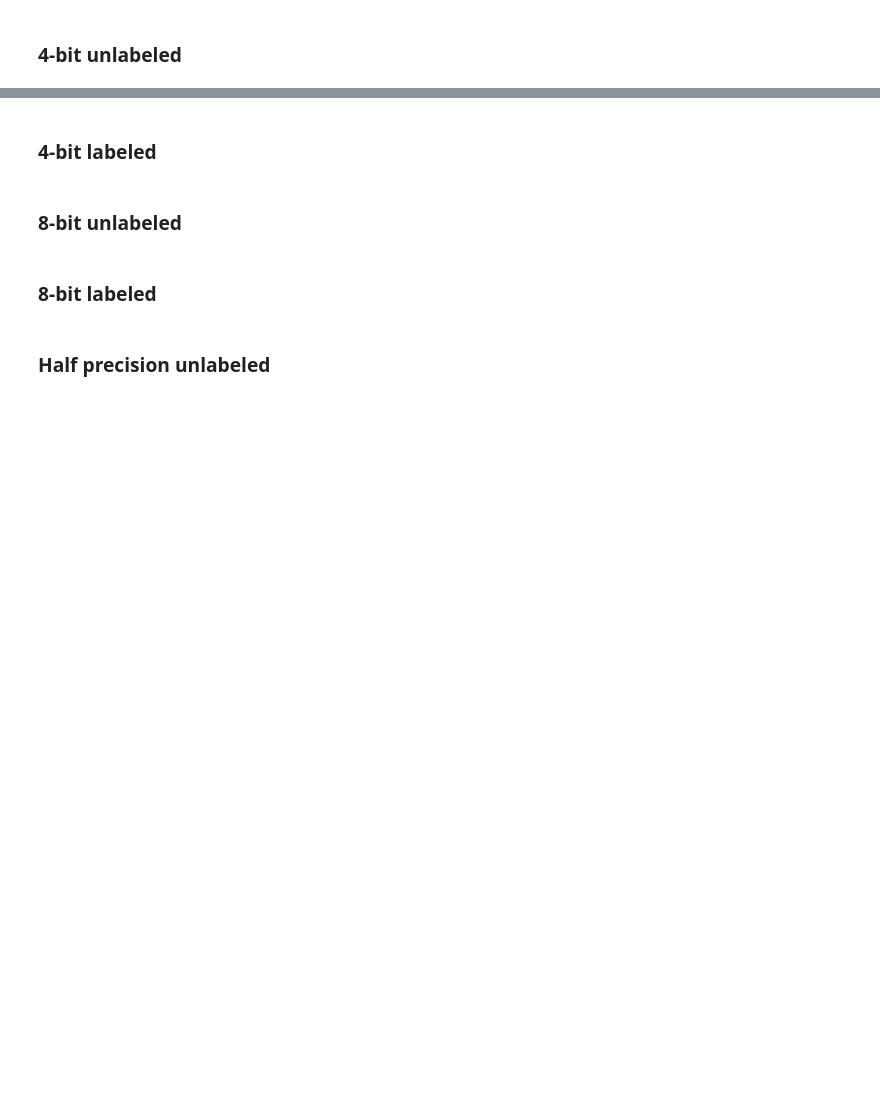
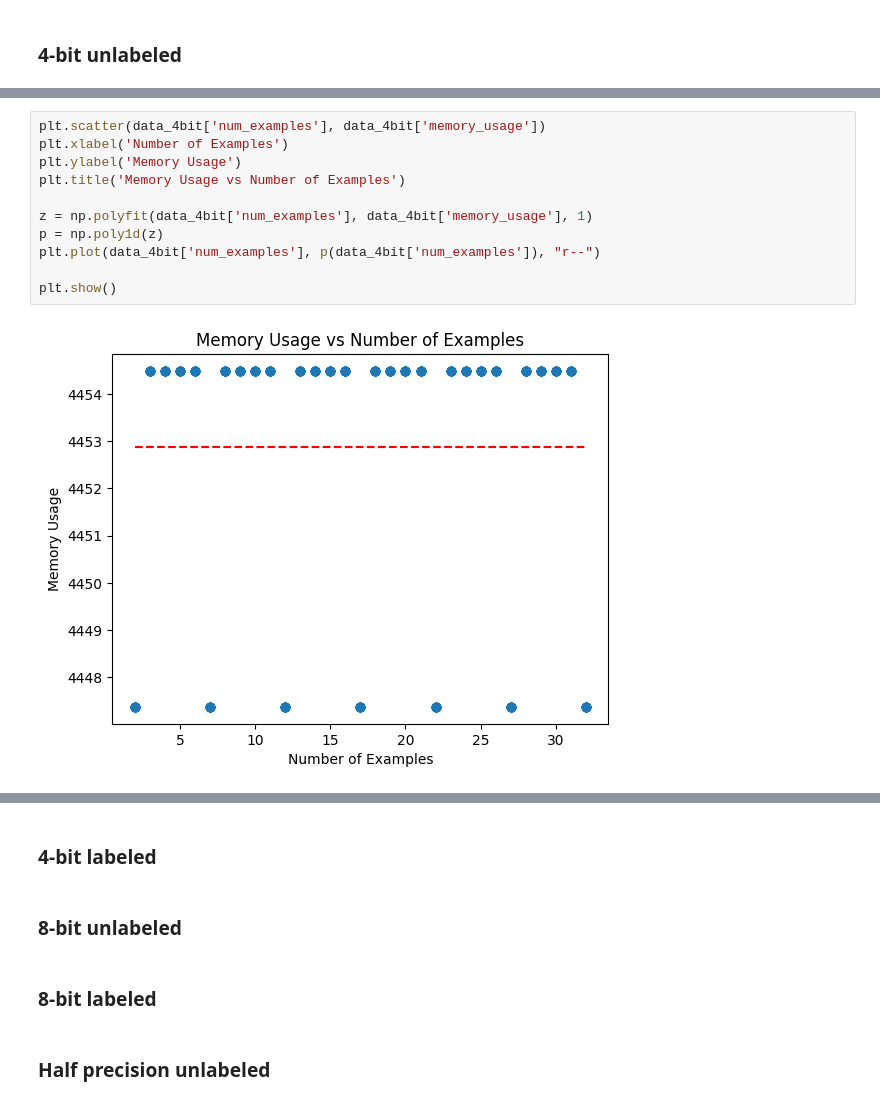
Before and after one commit to stinkyElias/SemReBot2, a Jupyter notebook: testing/mistral/data_plotter.ipynb, the cells around one changed output, grey strips where cells are left out. Saved outputs shown, nothing was run; the diff lists cells and outputs as text; blank space fills up the shorter version.

```diff
--- a/testing/mistral/data_plotter.ipynb
+++ b/testing/mistral/data_plotter.ipynb
@@ -181,0 +260,13 @@ plt.show()
+# %%
+plt.scatter(data_4bit['num_examples'], data_4bit['memory_usage'])
+plt.xlabel('Number of Examples')
+plt.ylabel('Memory Usage')
+plt.title('Memory Usage vs Number of Examples')
+
+z = np.polyfit(data_4bit['num_examples'], data_4bit['memory_usage'], 1)
+p = np.poly1d(z)
+plt.plot(data_4bit['num_examples'], p(data_4bit['num_examples']), "r--")
+
+plt.show()
+# %% [output]
+[figure, added]
```
Also changed, not shown: parts of 15 cells of this notebook, 5 other files.
